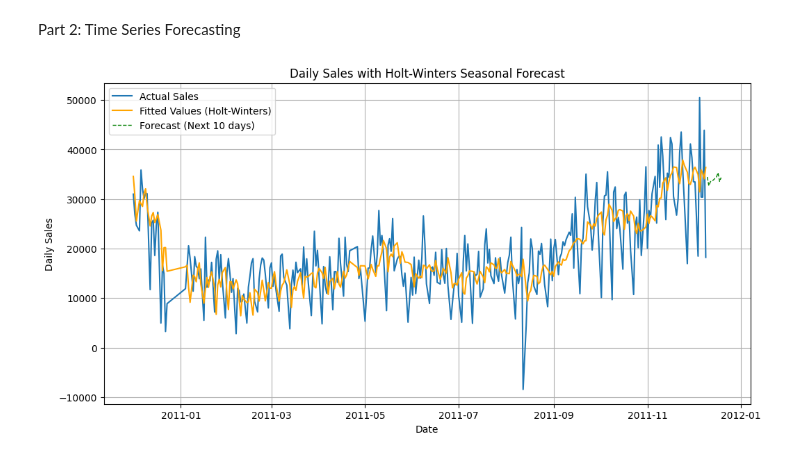
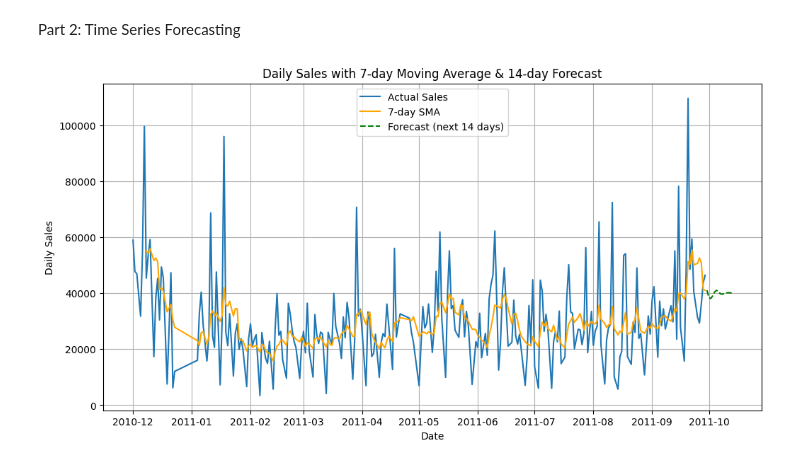
Before and after one commit to rose-giant/Data-Mining-Course-Projects, a Jupyter notebook: HW2/main.ipynb, the cells around one changed output. Cells and saved outputs as stored; diff of their text form; code cells hidden in the pictures.

```diff
--- a/HW2/main.ipynb
+++ b/HW2/main.ipynb
@@ -727,34 +721,39 @@ Raises ROI of ads and email campaigns.
 Improves customer retention through personalization.
 # %% [markdown]
 Part 2: Time Series Forecasting
-# %%
-import pandas as pd
-import matplotlib.pyplot as plt
-from statsmodels.tsa.holtwinters import ExponentialSmoothing
-
-daily_sales["Date"] = pd.to_datetime(daily_sales["Date"])
-ts = daily_sales.set_index("Date")["TotalAmount"]
-
-model = ExponentialSmoothing(
-    ts,
-    trend="add",
-    seasonal="add",
-    seasonal_periods=7  # weekly seasonality
-).fit(optimized=True)
-
-forecast_days = 10
-forecast = model.forecast(forecast_days)
-forecast_dates = pd.date_range(start=ts.index[-1] + pd.Timedelta(days=1), periods=forecast_days)
-
-plt.figure(figsize=(12,6))
-plt.plot(ts, label="Actual Sales")
-plt.plot(ts.index, model.fittedvalues, label="Fitted Values (Holt-Winters)", color="orange", linewidth=1.5)
-plt.plot(forecast_dates, forecast, label="Forecast (Next 10 days)", linestyle='--', color='green', linewidth=1)
-plt.xlabel("Date")
-plt.ylabel("Daily Sales")
-plt.title("Daily Sales with Holt-Winters Seasonal Forecast")
-plt.legend()
-plt.grid(True)
-plt.show()
-# %% [output]
-[figure, removed]
+# %%
+daily_sales["Date"] = pd.to_datetime(daily_sales["Date"])
+ts = daily_sales.set_index("Date")["TotalAmount"]
+
+split_idx = int(len(ts) * 0.8)
+train = ts.iloc[:split_idx]
+test  = ts.iloc[split_idx:]
+
+window_size = 7
+forecast_days = 14
+
+ts_sma = train.rolling(window=window_size).mean()
+
+last_window = train[-window_size:].tolist()
+forecast_values = []
+
+for i in range(forecast_days):
+    next_val = sum(last_window[-window_size:]) / window_size
+    forecast_values.append(next_val)
+    last_window.append(next_val)
+
+last_date = train.index[-1]
+forecast_dates = pd.date_range(start=last_date + pd.Timedelta(days=1), periods=forecast_days)
+
+plt.figure(figsize=(12,6))
+plt.plot(train, label="Actual Sales")
+plt.plot(ts_sma, label=f"{window_size}-day SMA", color="orange")
+plt.plot(forecast_dates, forecast_values, label="Forecast (next 14 days)", linestyle='--', color='green')
+plt.xlabel("Date")
+plt.ylabel("Daily Sales")
+plt.title("Daily Sales with 7-day Moving Average & 14-day Forecast")
+plt.legend()
+plt.grid(True)
+plt.show()
+# %% [output]
+[figure, added]
```
Also changed, not shown: parts of 10 cells of this notebook, 1 other file.
